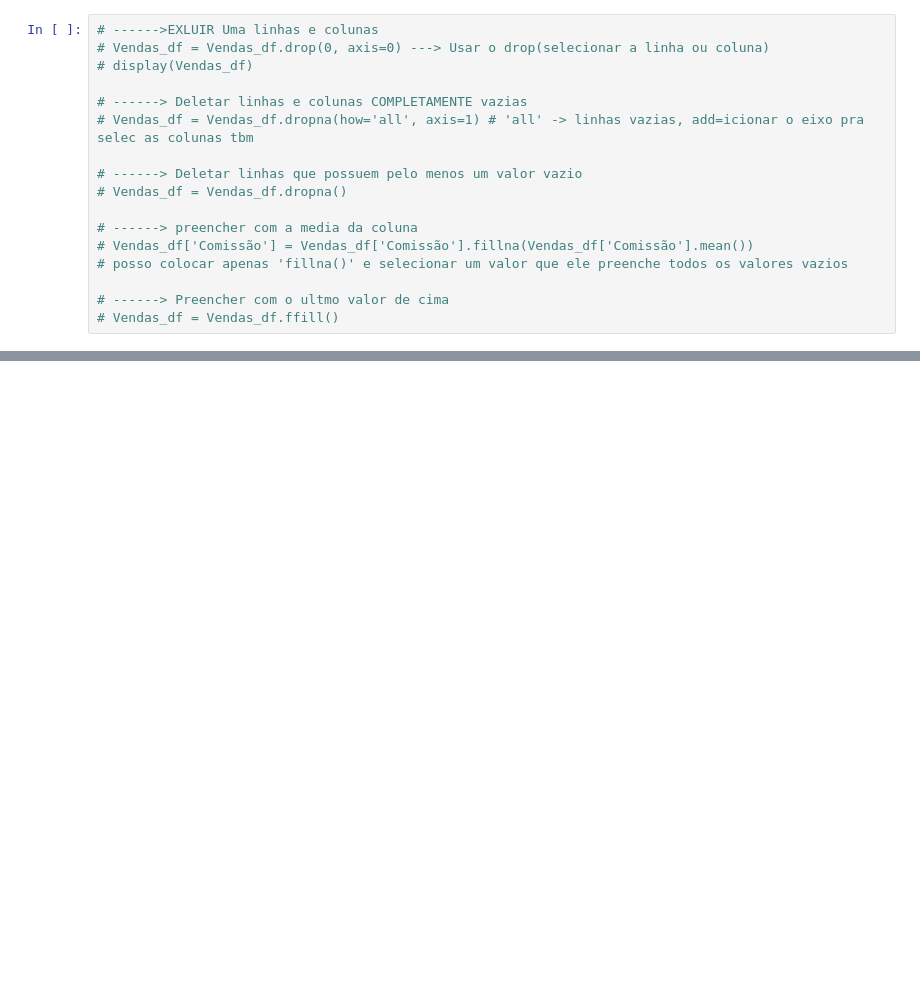
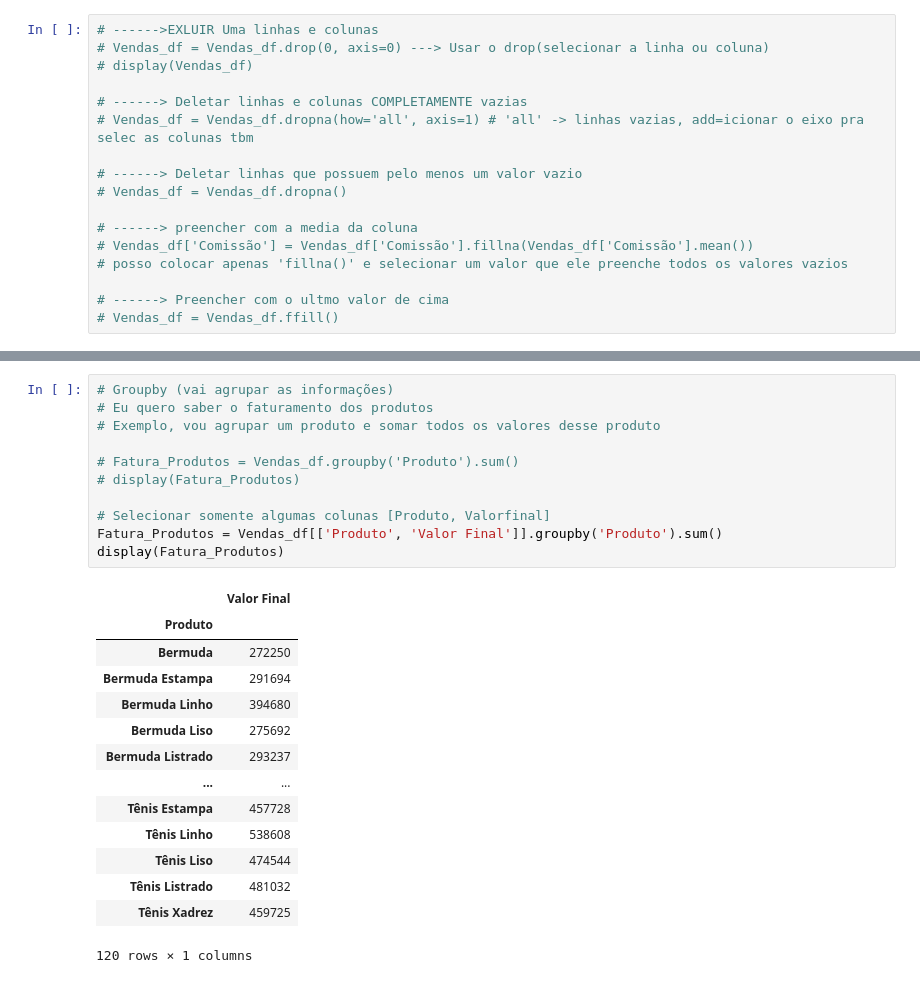
Before and after one commit to Gustavocaris/Data_Science, a Jupyter notebook: 003_Pandas/Pandas_uso.ipynb, the cells around one changed output, grey strips where cells are left out. Drawn from its saved outputs; the diff is of its cells as text; blank space fills up the shorter version.

Commit message:
Calcular Indicadores: Groupby, Value Counts.

```diff
--- a/003_Pandas/Pandas_uso.ipynb
+++ b/003_Pandas/Pandas_uso.ipynb
@@ -216,0 +241,26 @@ display(Vendas_df)
+# %%
+# Groupby (vai agrupar as informações)
+# Eu quero saber o faturamento dos produtos
+# Exemplo, vou agrupar um produto e somar todos os valores desse produto
+
+# Fatura_Produtos = Vendas_df.groupby('Produto').sum()
+# display(Fatura_Produtos)
+
+# Selecionar somente algumas colunas [Produto, Valorfinal]
+Fatura_Produtos = Vendas_df[['Produto', 'Valor Final']].groupby('Produto').sum()
+display(Fatura_Produtos)
+# %% [output]
+|  | Valor Final |
+| Produto |  |
+| Bermuda | 272250 |
+| Bermuda Estampa | 291694 |
+| Bermuda Linho | 394680 |
+| Bermuda Liso | 275692 |
+| Bermuda Listrado | 293237 |
+| ... | ... |
+| Tênis Estampa | 457728 |
+| Tênis Linho | 538608 |
+| Tênis Liso | 474544 |
+| Tênis Listrado | 481032 |
+| Tênis Xadrez | 459725 |
+120 rows × 1 columns
```
Also changed, not shown: parts of 2 cells of this notebook.
